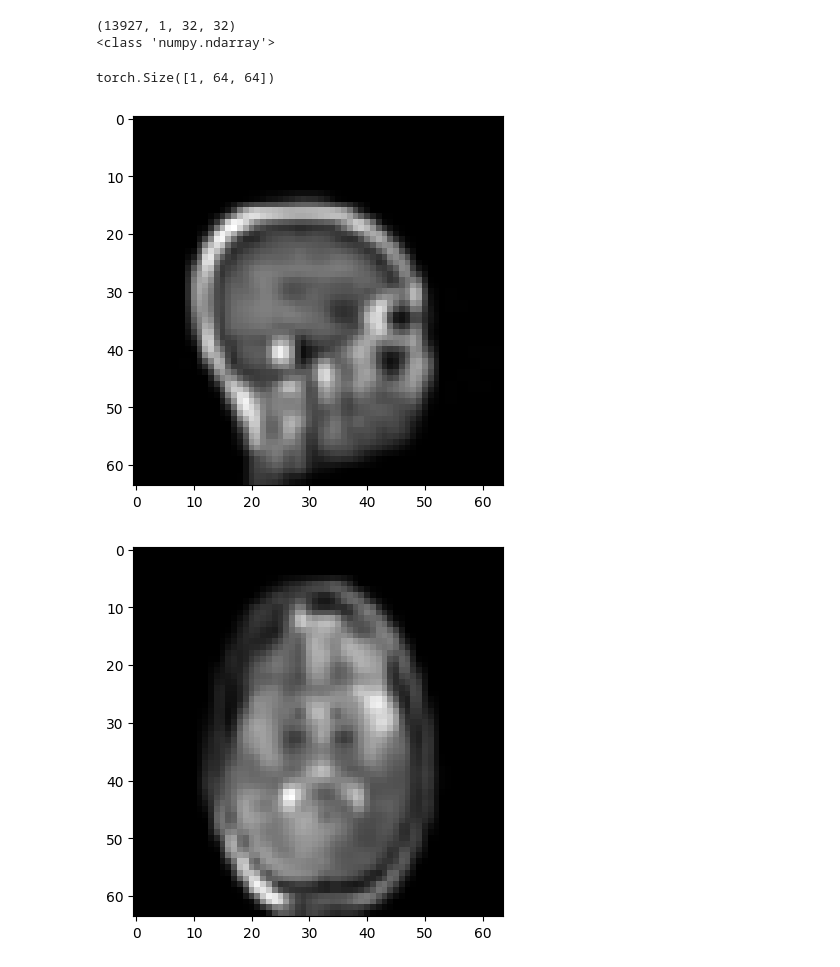
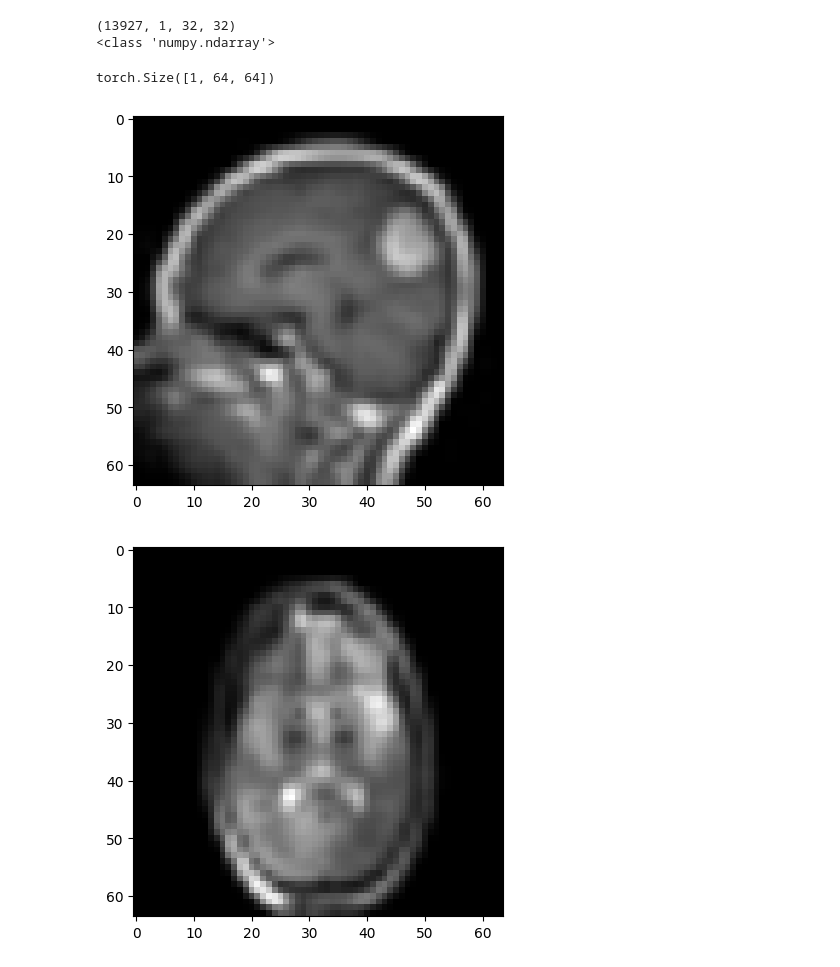
Before and after one commit to VectorJamo/Deep-Learning-Projects, a Jupyter notebook: Model Inversion/Tumor Inversion/Tumor Deep Convolutional GAN.ipynb, the cells around one changed output. Cells and saved outputs as stored; diff of their text form; code cells hidden in the pictures.

```diff
--- a/Model Inversion/Tumor Inversion/Tumor Deep Convolutional GAN.ipynb
+++ b/Model Inversion/Tumor Inversion/Tumor Deep Convolutional GAN.ipynb
@@ -140,12 +140,12 @@ def visualize_image(image_x):
     plt.imshow(image, cmap='gray')
 # %%
 # Visualize the first tumor sample.
-image_x, image_y = tumor_dataset[8000]
+image_x, image_y = tumor_dataset[7000]
 print(image_x.shape)
 visualize_image(image_x)
 # %% [output]
 torch.Size([1, 64, 64])
-[figure, old version]
+[figure, new version]
 # %%
 # Create the dataloader
 tumor_dataloader = create_dataloader(tumor_dataset)
```
Also changed, not shown: 7 other files.
